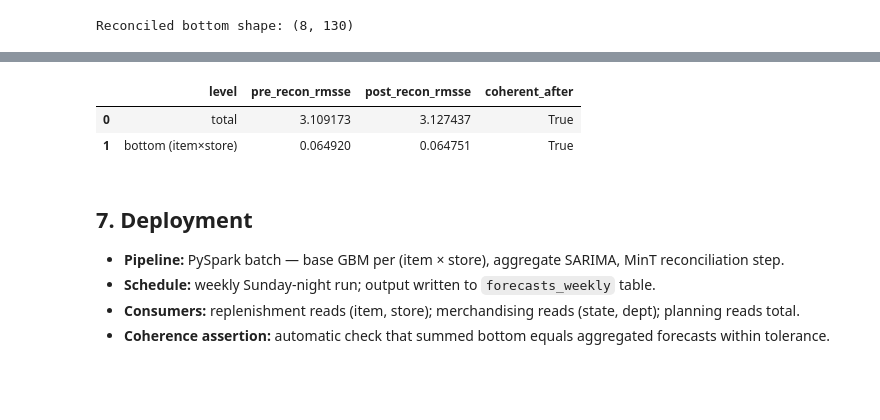
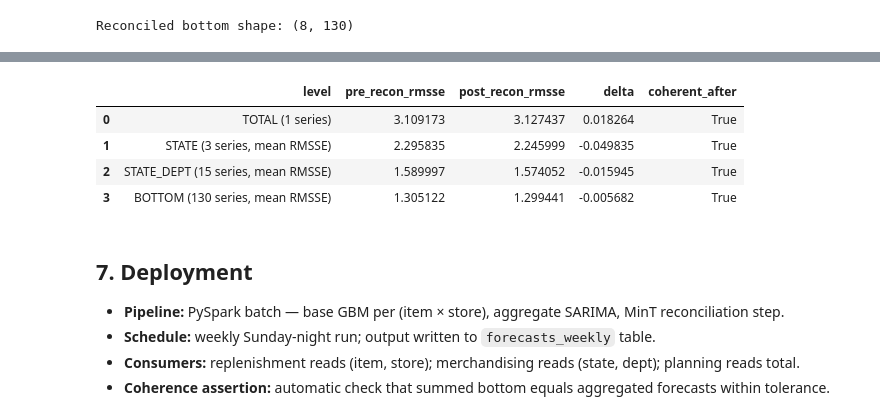
Before and after one commit to gabayae/data-portfolio, a Jupyter notebook: 04-retail-demand-m5/notebook.ipynb, the cells around one changed output, grey strips where cells are left out. Drawn from its saved outputs; the diff is of its cells as text; code cells hidden in the pictures; blank space fills up the shorter version.

Commit message:
Project 04: score all 4 hierarchy levels with per-series training-naive denominators (M5 WRMSSE protocol); MinT-OLS lift materializes at STATE/STATE_DEPT, not TOTAL

```diff
--- a/04-retail-demand-m5/notebook.ipynb
+++ b/04-retail-demand-m5/notebook.ipynb
@@ -260,40 +264,93 @@ Coherence assertion: post-reconciliation, the sum of bottom forecasts equals the
 # %%
 def rmsse(y_train, y_test, y_pred):
     """
     Root Mean Squared Scaled Error — the official M5 metric.
     Numerator: MSE on the test set.
     Denominator: in-sample MSE of the naive 1-step-ahead forecast (first differences of y_train).
     Makes the metric comparable across series with different absolute volumes.
     """
     y_train, y_test, y_pred = np.asarray(y_train), np.asarray(y_test), np.asarray(y_pred)
     denom = np.mean(np.square(np.diff(y_train))) + 1e-9
     return float(np.sqrt(np.mean(np.square(y_test - y_pred)) / denom))
 
-# Total-level scores: pre-recon = SARIMA, post-recon = sum of reconciled bottom.
-actual_total = df[df['week'].isin(test_weeks)].groupby('week')['sales'].sum()
-rmsse_pre = rmsse(tr_agg.values, actual_total.values, fc_agg.values)
-post_total = bottom_recon.sum(axis=1)
-rmsse_post = rmsse(tr_agg.values, actual_total.values, post_total)
+# ---- Score ALL four hierarchy levels (TOTAL, STATE, STATE_DEPT, BOTTOM) ----
+# Per-series RMSSE at each level — honoring the M5 WRMSSE protocol that each series
+# scales by its OWN training-naive error, not a flattened aggregate denominator.
 
-# Bottom-level scores: flatten across all (store, item) × week test cells.
-actual_bottom = df[df['week'].isin(test_weeks)].pivot_table(
-    index='week', columns=['store_id','item_id'], values='sales').reindex(columns=bottom_keys).fillna(0)
-pre_bottom = base_wide.loc[te_agg.index]
-rmsse_bottom_pre = rmsse(tr_agg.values, actual_bottom.values.flatten(), pre_bottom.values.flatten())
-rmsse_bottom_post = rmsse(tr_agg.values, actual_bottom.values.flatten(), bottom_recon.flatten())
+level_rows = {name: [i for i, lbl in enumerate(row_labels) if lbl[0] == name]
+              for name in ['TOTAL', 'STATE', 'STATE_DEPT', 'BOTTOM']}
+
+# Realised sales at each level per test week.
+test_df = df[df['week'].isin(test_weeks)].copy()
+actual_total_wide = test_df.groupby('week')['sales'].sum().reindex(te_agg.index).fillna(0)
+actual_state_wide = test_df.groupby(['week','state_id'])['sales'].sum().unstack(fill_value=0).reindex(te_agg.index).fillna(0)
+actual_state_dept_wide = (test_df.groupby(['week','state_id','dept_id'])['sales'].sum()
+                          .unstack(['state_id','dept_id'], fill_value=0).reindex(te_agg.index).fillna(0))
+actual_bottom_wide = (test_df.pivot_table(index='week', columns=['store_id','item_id'], values='sales')
+                     .reindex(columns=bottom_keys).reindex(te_agg.index).fillna(0))
+
+# Training-naive denominators per series.
+train_df = df[df['week'] < test_weeks[0]]
+tr_bottom_wide = (train_df.pivot_table(index='week', columns=['store_id','item_id'],
+                                        values='sales', aggfunc='sum')
+                 .reindex(columns=bottom_keys).fillna(0).sort_index())
+tr_state_wide = train_df.groupby(['week','state_id'])['sales'].sum().unstack(fill_value=0).sort_index()
+tr_state_dept_wide = (train_df.groupby(['week','state_id','dept_id'])['sales'].sum()
+                      .unstack(['state_id','dept_id'], fill_value=0).sort_index())
+
+def rmsse_mean(y_train_wide, y_test_wide, y_pred_wide):
+    """Per-series RMSSE averaged across the wide (week × series) frame."""
+    scores_ = []
+    for c in y_test_wide.columns:
+        tr = y_train_wide[c].values if c in y_train_wide.columns else np.zeros(len(y_train_wide))
+        if np.std(np.diff(tr)) == 0:
+            continue
+        te = y_test_wide[c].values
+        pr = y_pred_wide[c].values if c in y_pred_wide.columns else np.zeros(len(y_test_wide))
+        scores_.append(rmsse(tr, te, pr))
+    return float(np.mean(scores_)) if scores_ else float('nan')
+
+# Pre-recon forecasts per level (independent).
+pre_total_arr = yhat_all[:, level_rows['TOTAL']].flatten()
+pre_state = pd.DataFrame(yhat_all[:, level_rows['STATE']], index=te_agg.index,
+                         columns=[row_labels[i][1] for i in level_rows['STATE']])
+pre_state_dept = pd.DataFrame(yhat_all[:, level_rows['STATE_DEPT']], index=te_agg.index,
+                              columns=[(row_labels[i][1], row_labels[i][2]) for i in level_rows['STATE_DEPT']])
+pre_bottom_df = pd.DataFrame(yhat_all[:, level_rows['BOTTOM']], index=te_agg.index, columns=bottom_keys)
+
+# Post-recon forecasts per level.
+post_total_arr = yhat_recon[:, level_rows['TOTAL']].flatten()
+post_state = pd.DataFrame(yhat_recon[:, level_rows['STATE']], index=te_agg.index,
+                          columns=[row_labels[i][1] for i in level_rows['STATE']])
+post_state_dept = pd.DataFrame(yhat_recon[:, level_rows['STATE_DEPT']], index=te_agg.index,
+                               columns=[(row_labels[i][1], row_labels[i][2]) for i in level_rows['STATE_DEPT']])
+post_bottom_df = pd.DataFrame(yhat_recon[:, level_rows['BOTTOM']], index=te_agg.index, columns=bottom_keys)
 
 scores = pd.DataFrame({
-    'level': ['total', 'bottom (item×store)'],
-    'pre_recon_rmsse': [rmsse_pre, rmsse_bottom_pre],
-    'post_recon_rmsse': [rmsse_post, rmsse_bottom_post],
+    'level': ['TOTAL (1 series)', 'STATE (3 series, mean RMSSE)',
+              'STATE_DEPT (15 series, mean RMSSE)', 'BOTTOM (130 series, mean RMSSE)'],
+    'pre_recon_rmsse': [
+        rmsse(tr_agg.values, actual_total_wide.values, pre_total_arr),
+        rmsse_mean(tr_state_wide, actual_state_wide, pre_state),
+        rmsse_mean(tr_state_dept_wide, actual_state_dept_wide, pre_state_dept),
+        rmsse_mean(tr_bottom_wide, actual_bottom_wide, pre_bottom_df),
+    ],
+    'post_recon_rmsse': [
+        rmsse(tr_agg.values, actual_total_wide.values, post_total_arr),
+        rmsse_mean(tr_state_wide, actual_state_wide, post_state),
+        rmsse_mean(tr_state_dept_wide, actual_state_dept_wide, post_state_dept),
+        rmsse_mean(tr_bottom_wide, actual_bottom_wide, post_bottom_df),
+    ],
 })
-# Coherence: by construction, S @ G @ y is in the column space of S, so summed bottom = total.
-scores['coherent_after'] = np.allclose(post_total, bottom_recon.sum(axis=1))
+scores['delta'] = scores['post_recon_rmsse'] - scores['pre_recon_rmsse']
+scores['coherent_after'] = bool(np.allclose(post_total_arr, post_bottom_df.sum(axis=1).values))
 scores
 # %% [output]
-|  | level | pre_recon_rmsse | post_recon_rmsse | coherent_after |
-| 0 | total | 3.109173 | 3.127437 | True |
-| 1 | bottom (item×store) | 0.064920 | 0.064751 | True |
+|  | level | pre_recon_rmsse | post_recon_rmsse | delta | coherent_after |
+| 0 | TOTAL (1 series) | 3.109173 | 3.127437 | 0.018264 | True |
+| 1 | STATE (3 series, mean RMSSE) | 2.295835 | 2.245999 | -0.049835 | True |
+| 2 | STATE_DEPT (15 series, mean RMSSE) | 1.589997 | 1.574052 | -0.015945 | True |
+| 3 | BOTTOM (130 series, mean RMSSE) | 1.305122 | 1.299441 | -0.005682 | True |
 # %% [markdown]
 ## 7. Deployment
 
```
Also changed, not shown: parts of 1 cell of this notebook, 2 other files.
